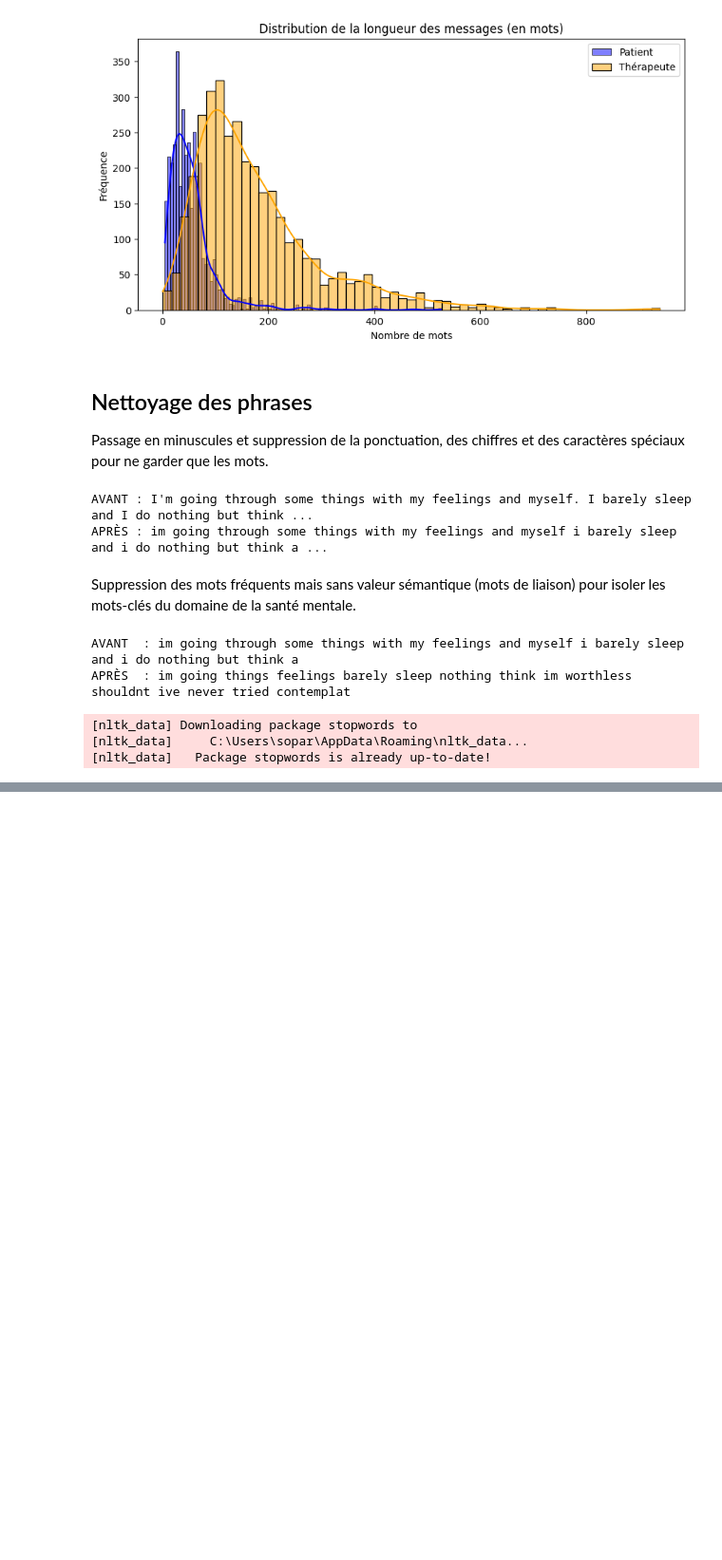
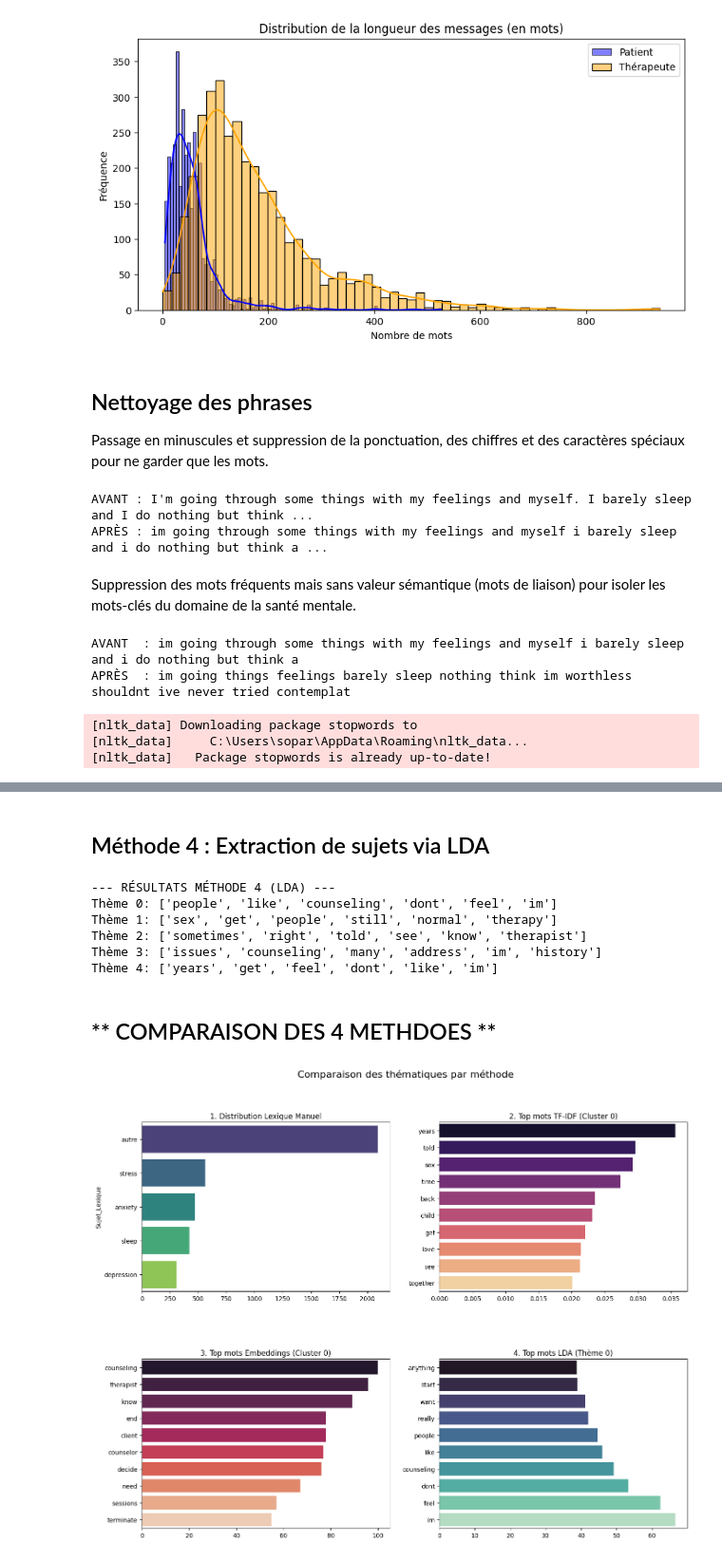
Before and after one commit to cypnet/Analyse-de-conversations-sur-la-sant-mentale-, a Jupyter notebook: notebooks/EMIN/ETAPE1-Exploration.ipynb, the cells around one changed output, grey strips where cells are left out. Shown at 95% size. Saved outputs shown, nothing was run; the diff lists cells and outputs as text; code cells hidden in the pictures; blank space fills up the shorter version.

```diff
--- a/notebooks/EMIN/ETAPE1-Exploration.ipynb
+++ b/notebooks/EMIN/ETAPE1-Exploration.ipynb
@@ -27,7 +27,7 @@ print("Les bibliothèques ont bien été importées.")
 # %% [output]
 Les bibliothèques ont bien été importées.
 # %%
-path_data = "./train.csv"
+path_data = "../../data/train.csv"
 df = pd.read_csv(path_data)
 print("Taille du fichier : ", df.shape)
 print("Exemple de données : ", df.head(10))
@@ -294,0 +438,66 @@ LEXIQUE - TOP 20
+# %% [markdown]
+## Méthode 4 : Extraction de sujets via LDA
+# %%
+from sklearn.decomposition import LatentDirichletAllocation
+
+# 1. Création et entraînement du modèle LDA
+lda = LatentDirichletAllocation(n_components=5, random_state=42)
+lda.fit(X_tfidf)
+
+# 2. Affichage des thèmes LDA
+print("--- RÉSULTATS MÉTHODE 4 (LDA) ---")
+for i, topic in enumerate(lda.components_):
+    print(f"Thème {i}: ", end='')
+    print([terms[ind] for ind in topic.argsort()[-6:]])
+# %% [output]
+--- RÉSULTATS MÉTHODE 4 (LDA) ---
+Thème 0: ['people', 'like', 'counseling', 'dont', 'feel', 'im']
+Thème 1: ['sex', 'get', 'people', 'still', 'normal', 'therapy']
+Thème 2: ['sometimes', 'right', 'told', 'see', 'know', 'therapist']
+Thème 3: ['issues', 'counseling', 'many', 'address', 'im', 'history']
+Thème 4: ['years', 'get', 'feel', 'dont', 'like', 'im']
+# %% [markdown]
+## ** COMPARAISON DES 4 METHDOES ** ##
+# %%
+import matplotlib.pyplot as plt
+import seaborn as sns
+from collections import Counter
+
+# Configuration de la grille
+plt.figure(figsize=(16, 12))
+plt.subplots_adjust(hspace=0.4)
+
+# 1. GRAPH LEXIQUE
+plt.subplot(2, 2, 1)
+lexique_series = df['Sujet_Lexique'].explode().value_counts()
+sns.barplot(x=lexique_series.values, y=lexique_series.index, hue=lexique_series.index, palette='viridis', legend=False)
+plt.title("1. Distribution Lexique Manuel")
+
+# 2. GRAPH TF-IDF (Mots du Cluster 0)
+plt.subplot(2, 2, 2)
+# On recalcule les centroïdes avec le bon nom : km_tfidf
+centroids_tfidf = km_tfidf.cluster_centers_.argsort()[:, ::-1]
+words_tfidf = [terms[i] for i in centroids_tfidf[0, :10]]
+weights_tfidf = [km_tfidf.cluster_centers_[0, i] for i in centroids_tfidf[0, :10]]
+sns.barplot(x=weights_tfidf, y=words_tfidf, hue=words_tfidf, palette='magma', legend=False)
+plt.title("2. Top mots TF-IDF (Cluster 0)")
+
+# 3. GRAPH EMBEDDINGS (Mots du Cluster 0)
+plt.subplot(2, 2, 3)
+emb_counts = Counter(" ".join(df[df['Cluster_Embeddings'] == 0]['Context_Final']).split()).most_common(10)
+sns.barplot(x=[w[1] for w in emb_counts], y=[w[0] for w in emb_counts], hue=[w[0] for w in emb_counts], palette='rocket', legend=False)
+plt.title("3. Top mots Embeddings (Cluster 0)")
+
+# 4. GRAPH LDA (Mots du Thème 0)
+plt.subplot(2, 2, 4)
+# On utilise le nom lda défini dans ta méthode 4
+topic0_lda = lda.components_[0].argsort()[-10:]
+words_lda = [terms[i] for i in topic0_lda]
+weights_lda = [lda.components_[0, i] for i in topic0_lda]
+sns.barplot(x=weights_lda, y=words_lda, hue=words_lda, palette='mako', legend=False)
+plt.title("4. Top mots LDA (Thème 0)")
+
+plt.suptitle("Comparaison des thématiques par méthode", fontsize=16)
+plt.show()
+# %% [output]
+[figure, added]
```
Also changed, not shown: parts of 9 cells of this notebook, 1 other file.
